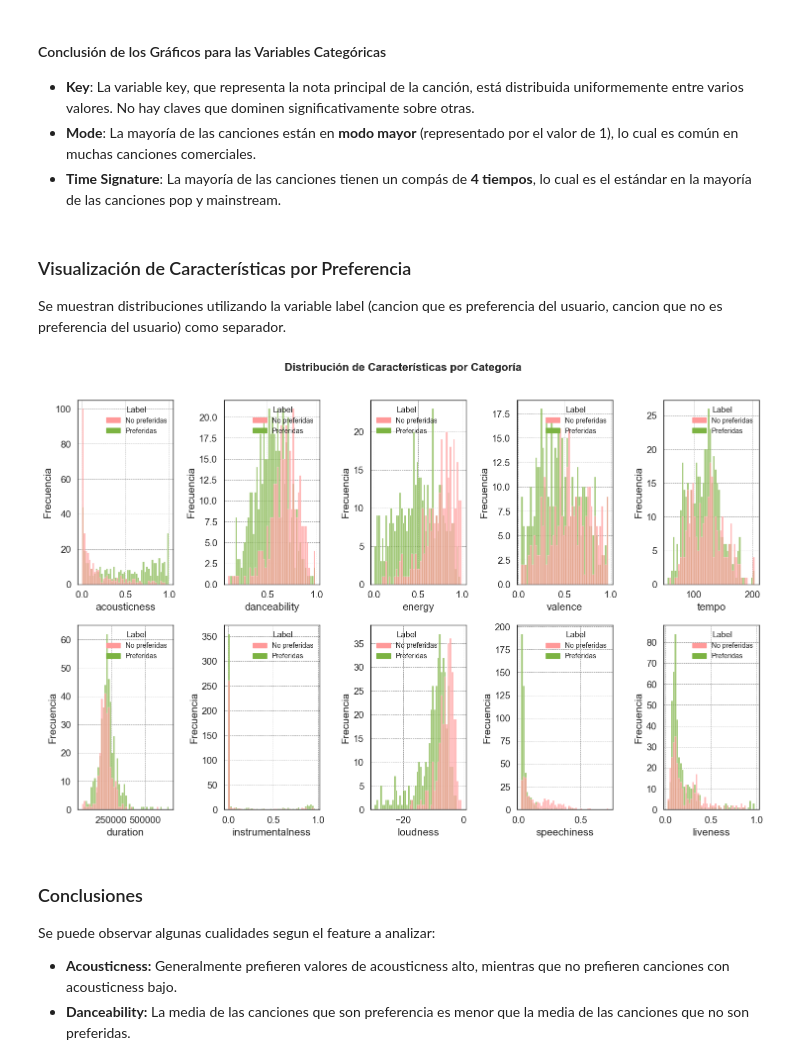
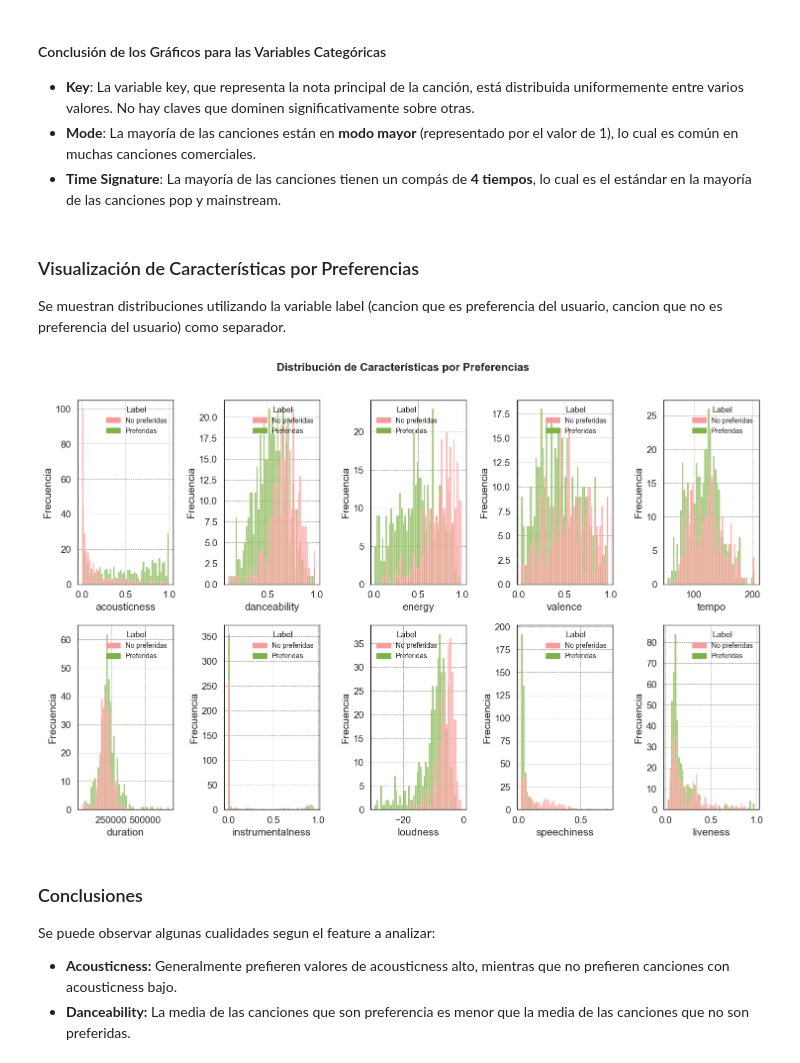
Before and after one commit to luciano106/CEIA-AMq1, a Jupyter notebook: TP_FINAL/tp_final.ipynb, the cells around one changed output. Saved outputs shown, nothing was run; the diff lists cells and outputs as text; code cells hidden in the pictures.

```diff
--- a/TP_FINAL/tp_final.ipynb
+++ b/TP_FINAL/tp_final.ipynb
@@ -393,7 +479,7 @@ plt.show()
 - **Mode**: La mayoría de las canciones están en **modo mayor** (representado por el valor de 1), lo cual es común en muchas canciones comerciales.
 - **Time Signature**: La mayoría de las canciones tienen un compás de **4 tiempos**, lo cual es el estándar en la mayoría de las canciones pop y mainstream.
 # %% [markdown]
-### Visualización de Características por Preferencia
+### Visualización de Características por Preferencias
 Se muestran distribuciones utilizando la variable label (cancion que es preferencia del usuario, cancion que no es preferencia del usuario) como separador.
 # %%
 import matplotlib.patches as patches
@@ -406,7 +492,7 @@ n_rows = (len(variables_numericas) + n_columns - 1) // n_columns
 # Crear la figura y los ejes para la cuadrícula de histogramas
 fig, axes = plt.subplots(n_rows, n_columns, figsize=(15, 5 * n_rows), squeeze=False)
 
-fig.suptitle('Distribución de Características por Preferencia', fontsize=16, fontweight='bold')
+fig.suptitle('Distribución de Características por Preferencias', fontsize=16, fontweight='bold')
 
 # Graficar histogramas según target
 for idx, feature in enumerate(variables_numericas):
@@ -415,34 +501,34 @@ for idx, feature in enumerate(variables_numericas):
     ax = axes[row, col]
 
     sns.histplot(data=spotify_df, x=feature, hue='label', bins=50, alpha=0.7, palette=palette, ax=ax)
     ax.set_xlabel(feature)
     ax.set_ylabel('Frecuencia')
 
     handles = [patches.Patch(color=palette[0], label=target_esn[1]), patches.Patch(color=palette[1], label=target_esn[0])]
     legend = ax.legend(handles=handles, title='Label', fontsize=10, title_fontsize=12)
 
     ax.set_facecolor('#ffffff')  # Fondo blanco para el área de trazado
     for spine in ax.spines.values():
         spine.set_edgecolor('black')  # Borde negro en el área de trazado
         spine.set_linewidth(1)  # Grosor del borde del área de trazado
     ax.grid(True, which='both', linestyle='--', linewidth=0.5, color='gray')
 
     legend.set_frame_on(False)  # Habilitar el marco de la leyenda
     legend.get_frame().set_edgecolor('black')  # Color del borde de la leyenda
     legend.get_frame().set_linewidth(1)  # Grosor del borde de la leyenda
 
 # Eliminar ejes vacíos si hay menos gráficos que subplots
 for idx in range(len(variables_numericas), n_rows * n_columns):
     row = idx // n_columns
     col = idx % n_columns
     fig.delaxes(axes[row, col])
 
 # Ajustar el diseño para evitar solapamientos
 plt.tight_layout(rect=[0, 0, 1, 0.97])
 
 plt.show()
 # %% [output]
-[figure, old version]
+[figure, new version]
 # %% [markdown]
 ### Conclusiones
 
```
Also changed, not shown: parts of 6 cells of this notebook.
